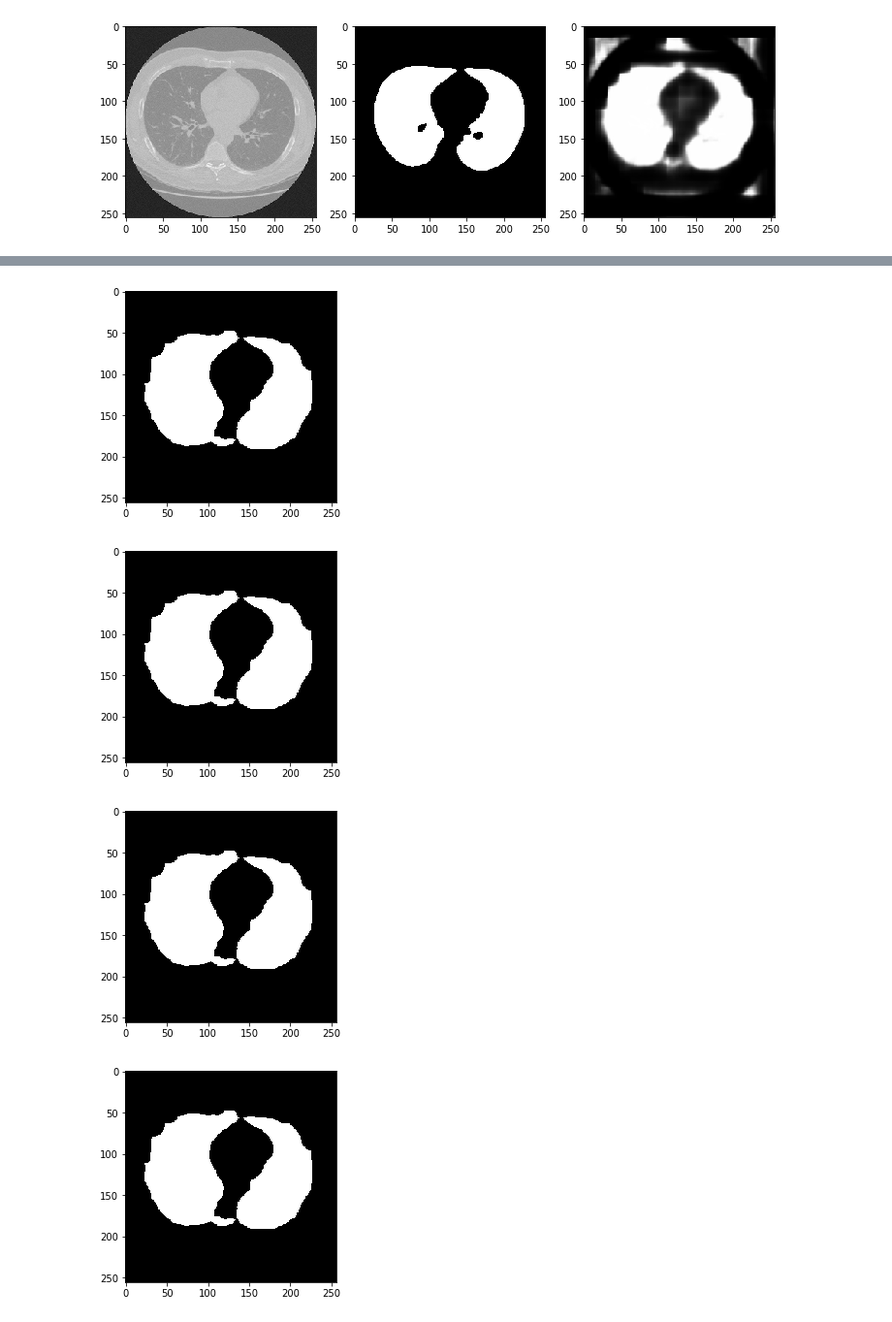
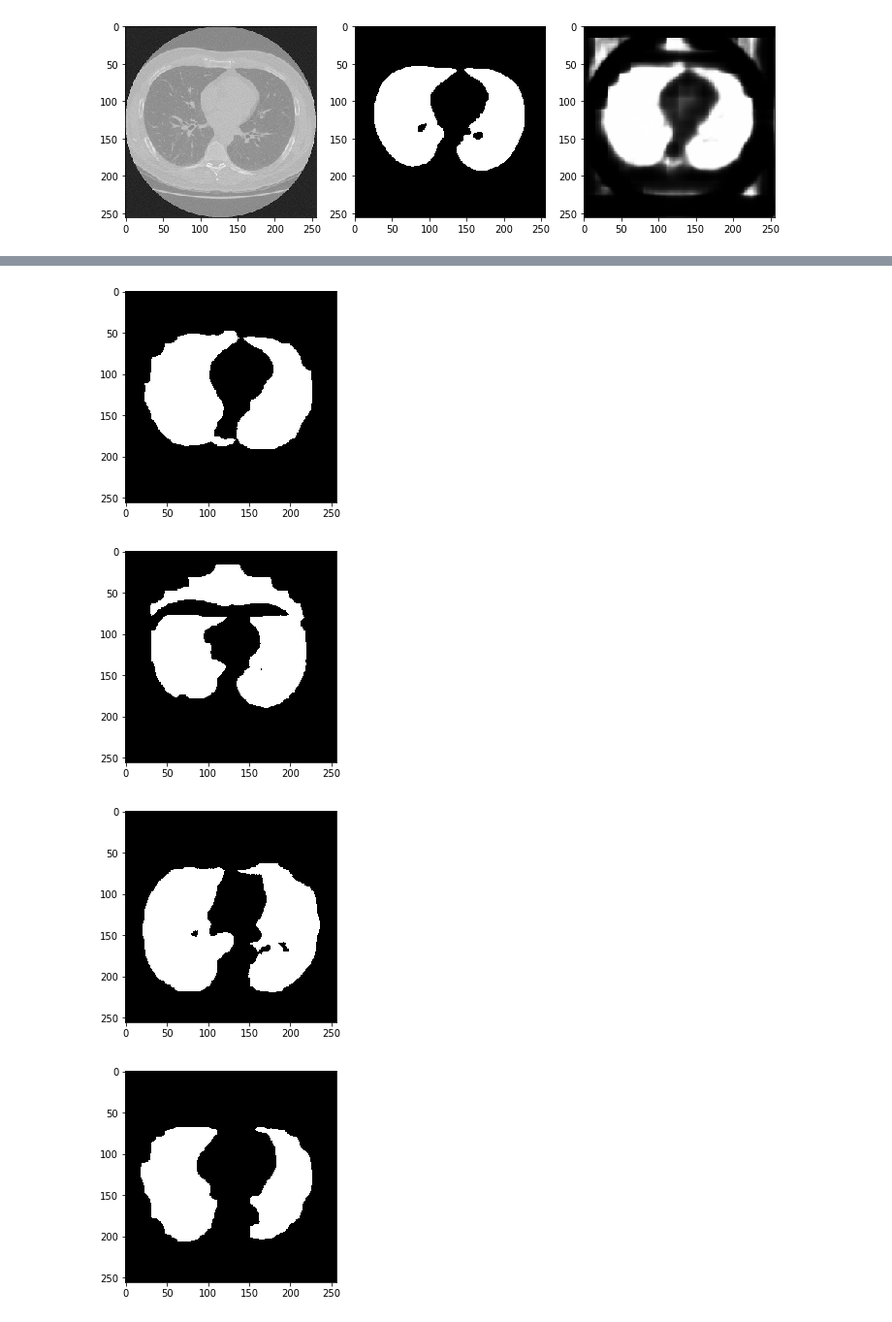
Before and after one commit to kamruleee51/UNet-based-Lung-Segmentation, a Jupyter notebook: LungSegmentation.ipynb, the cells around one changed output, grey strips where cells are left out. Shown at 97% size. Drawn from its saved outputs; the diff is of its cells as text; code cells hidden in the pictures.

```diff
--- a/LungSegmentation.ipynb
+++ b/LungSegmentation.ipynb
@@ -228,7 +228,7 @@ ax[2].imshow(y_hat[0,:,:,0], cmap='gray')
 # %%
 from skimage.measure import label, regionprops
 for i in range(5):
-    prediction=model.predict(x_val[0].reshape(1,height, width, 1))
+    prediction=model.predict(x_val[i].reshape(1,height, width, 1))
     image=prediction.reshape(height,width)
     print(image.dtype)
     image *= 255 # or any coefficient
@@ -277,5 +277,5 @@ float32
 4
 [figure]
-[figure, old version]
+[figure, new version]
-[figure, old version]
+[figure, new version]
-[figure, old version]
+[figure, new version]
```
Also changed, not shown: parts of 1 cell of this notebook.
